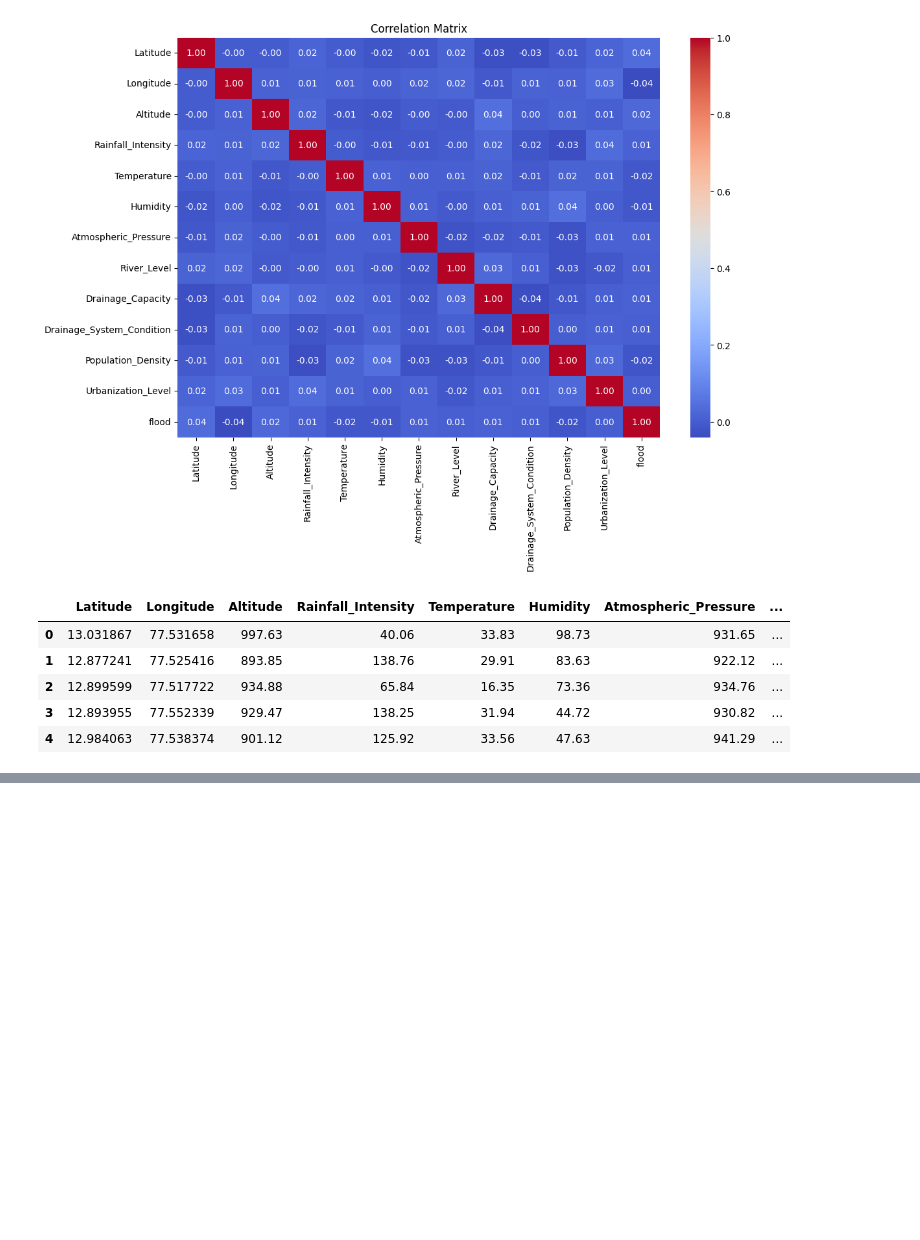
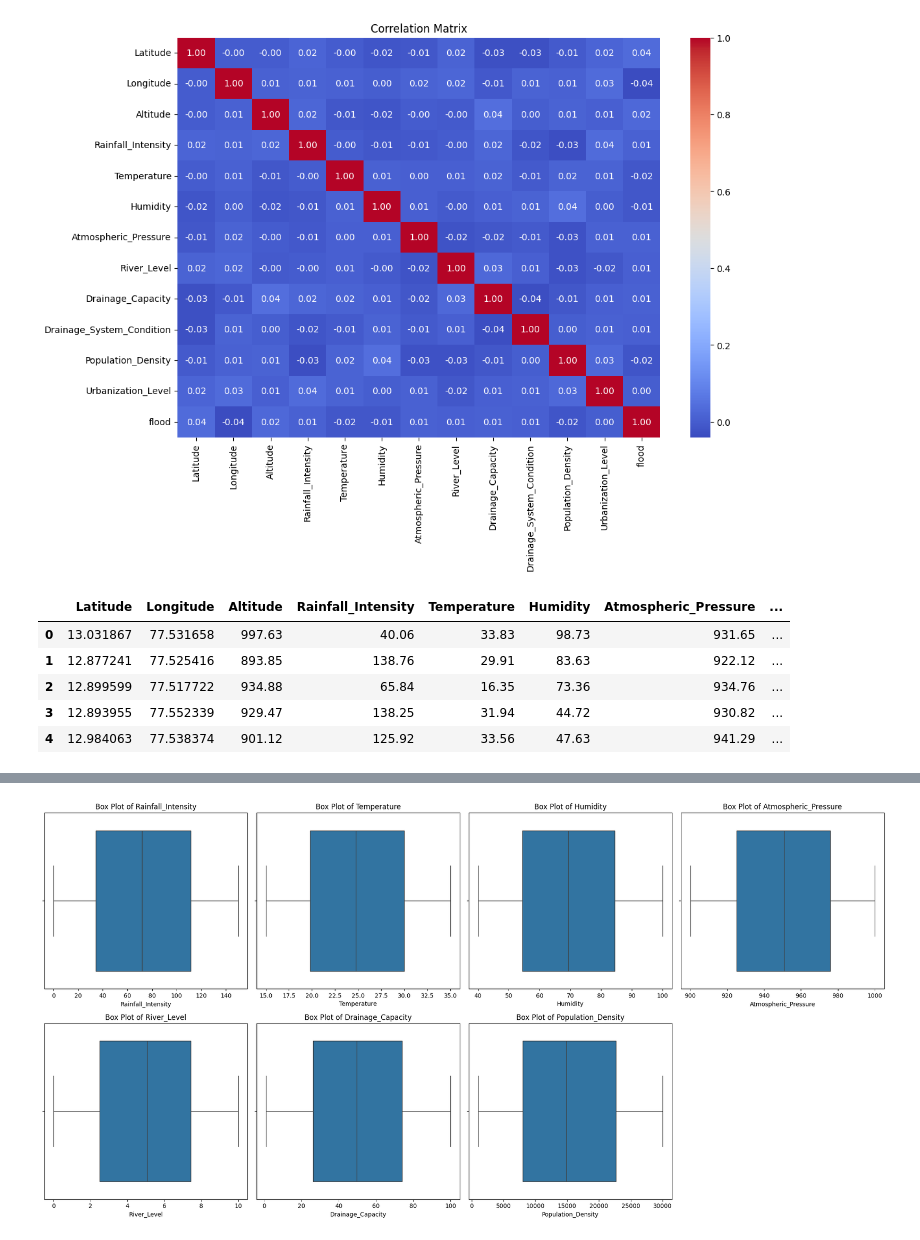
Before and after one commit to Chiragjjjks/flood_detect, a Jupyter notebook: dataset.ipynb, the cells around one changed output, grey strips where cells are left out. Cells and saved outputs as stored; diff of their text form; code cells hidden in the pictures; blank space fills up the shorter version.

```diff
--- a/dataset.ipynb
+++ b/dataset.ipynb
@@ -147,3 +147,13 @@ map_flood.save("flood_heatmap.html")
 map_flood
 # %% [output]
 [interactive output not drawn]
+# %%
+plt.figure(figsize=(20, 10))
+for i, feature in enumerate(features, 1):
+    plt.subplot(2, 4, i)
+    sns.boxplot(x=data[feature])
+    plt.title(f'Box Plot of {feature}')
+plt.tight_layout()
+plt.show()
+# %% [output]
+[figure, added]
```
Also changed, not shown: parts of 5 cells of this notebook.
